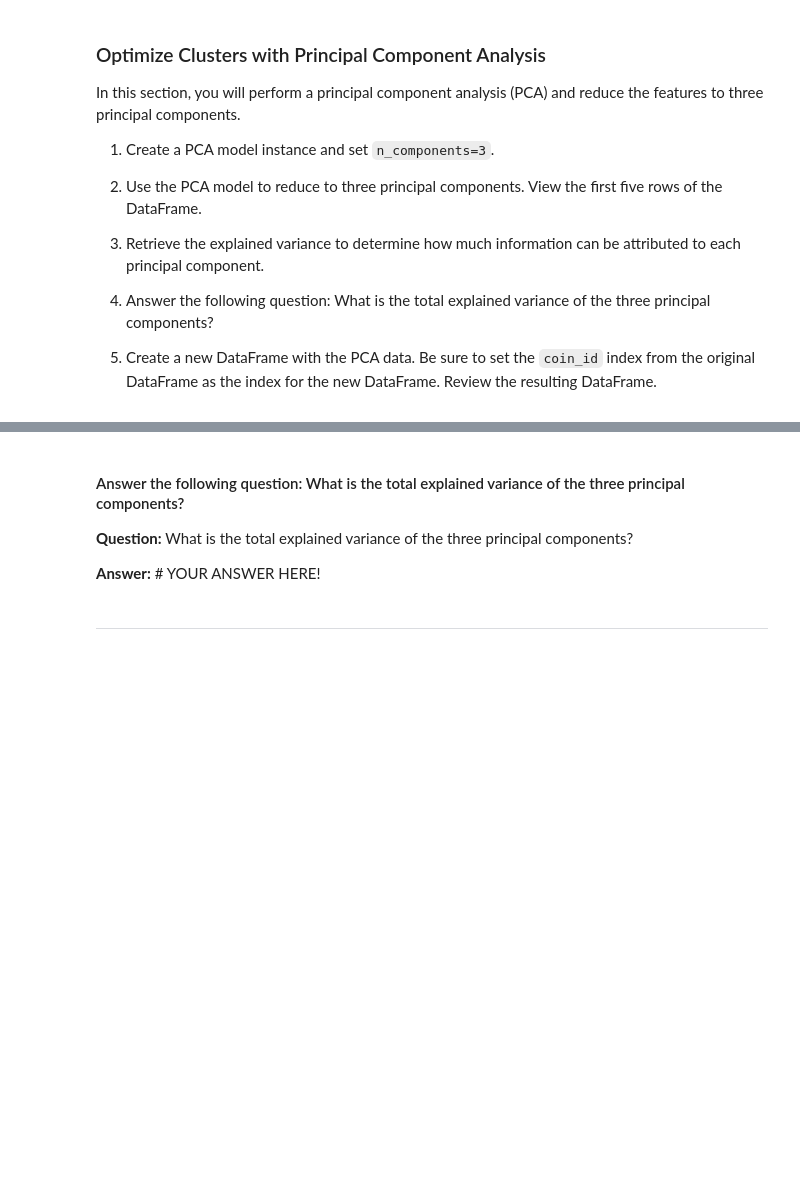
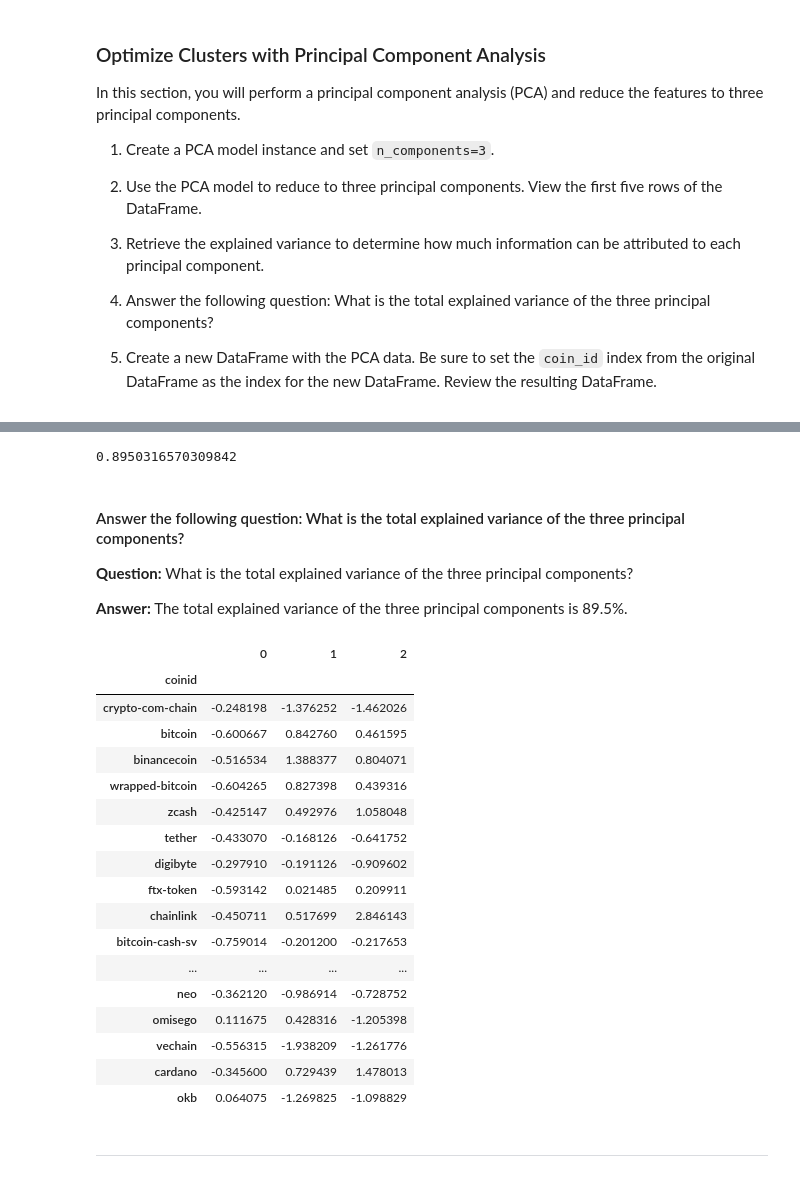
Before and after one commit to SZun/Crypto-Clustering, a Jupyter notebook: crypto_investments.ipynb, the cells around one changed output, grey strips where cells are left out. Cells and saved outputs as stored; diff of their text form; code cells hidden in the pictures; blank space fills up the shorter version.

```diff
--- a/crypto_investments.ipynb
+++ b/crypto_investments.ipynb
@@ -252,11 +250,10 @@ In this section, you will perform a principal component analysis (PCA) and reduc
 5. Create a new DataFrame with the PCA data. Be sure to set the `coin_id` index from the original DataFrame as the index for the new DataFrame. Review the resulting DataFrame.
 # %%
 # Create a PCA model instance and set `n_components=3`.
-# YOUR CODE HERE!
+model = PCA(n_components=3)
 # %%
-# Use the PCA model with `fit_transform` to reduce to
-# three principal components.
-# YOUR CODE HERE!
+# Use the PCA model with `fit_transform` to reduce to three principal components.
+pca_model_df = pd.DataFrame(model.fit_transform(df_market_data_scaled))
 
 # View the first five rows of the DataFrame.
-# YOUR CODE HERE!
+pca_model_df.head()
@@ -263,28 +267,48 @@ In this section, you will perform a principal component analysis (PCA) and reduc
 # %%
-# Retrieve the explained variance to determine how much information
-# can be attributed to each principal component.
-# YOUR CODE HERE!
+# Retrieve the explained variance to determine how much information can be attributed to each principal component.
+model.explained_variance_ratio_
+# %% [output]
+0.8950316570309842
 # %% [markdown]
 #### Answer the following question: What is the total explained variance of the three principal components?
 
 **Question:** What is the total explained variance of the three principal components?
 
-**Answer:** # YOUR ANSWER HERE!
+**Answer:** The total explained variance of the three principal components is 89.5%.
 # %%
 # Create a new DataFrame with the PCA data.
 # Note: The code for this step is provided for you
-
+coinid = 'coinid'
 # Creating a DataFrame with the PCA data
-# YOUR CODE HERE!
+pca_data_df = pd.DataFrame(pca_model_df)
 
 # Copy the crypto names from the original data
-# YOUR CODE HERE!
+pca_data_df[coinid] = df_market_data.index
 
 # Set the coinid column as index
-# YOUR CODE HERE!
+pca_data_df = pca_data_df.set_index(coinid)
 
 # Display sample data
-# YOUR CODE HERE!
+pca_data_df.sample(20)
+# %% [output]
+|  | 0 | 1 | 2 |
+| coinid |  |  |  |
+| crypto-com-chain | -0.248198 | -1.376252 | -1.462026 |
+| bitcoin | -0.600667 | 0.842760 | 0.461595 |
+| binancecoin | -0.516534 | 1.388377 | 0.804071 |
+| wrapped-bitcoin | -0.604265 | 0.827398 | 0.439316 |
+| zcash | -0.425147 | 0.492976 | 1.058048 |
+| tether | -0.433070 | -0.168126 | -0.641752 |
+| digibyte | -0.297910 | -0.191126 | -0.909602 |
+| ftx-token | -0.593142 | 0.021485 | 0.209911 |
+| chainlink | -0.450711 | 0.517699 | 2.846143 |
+| bitcoin-cash-sv | -0.759014 | -0.201200 | -0.217653 |
+| ... | ... | ... | ... |
+| neo | -0.362120 | -0.986914 | -0.728752 |
+| omisego | 0.111675 | 0.428316 | -1.205398 |
+| vechain | -0.556315 | -1.938209 | -1.261776 |
+| cardano | -0.345600 | 0.729439 | 1.478013 |
+| okb | 0.064075 | -1.269825 | -1.098829 |
 # %% [markdown]
 ---
 # %% [markdown]
```
Also changed, not shown: parts of 2 cells of this notebook.
